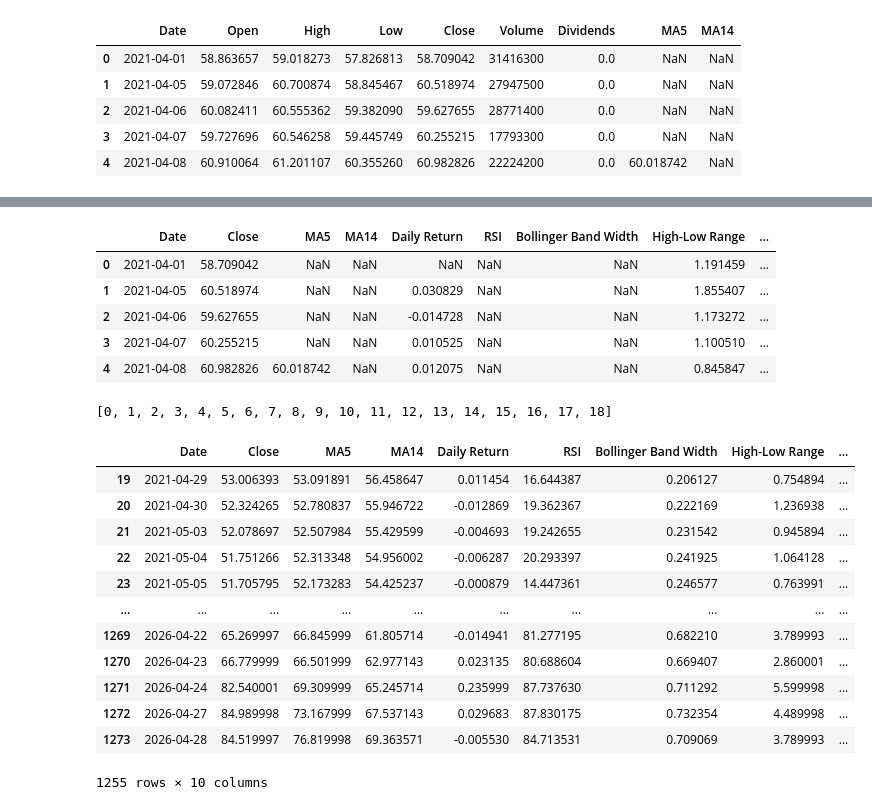
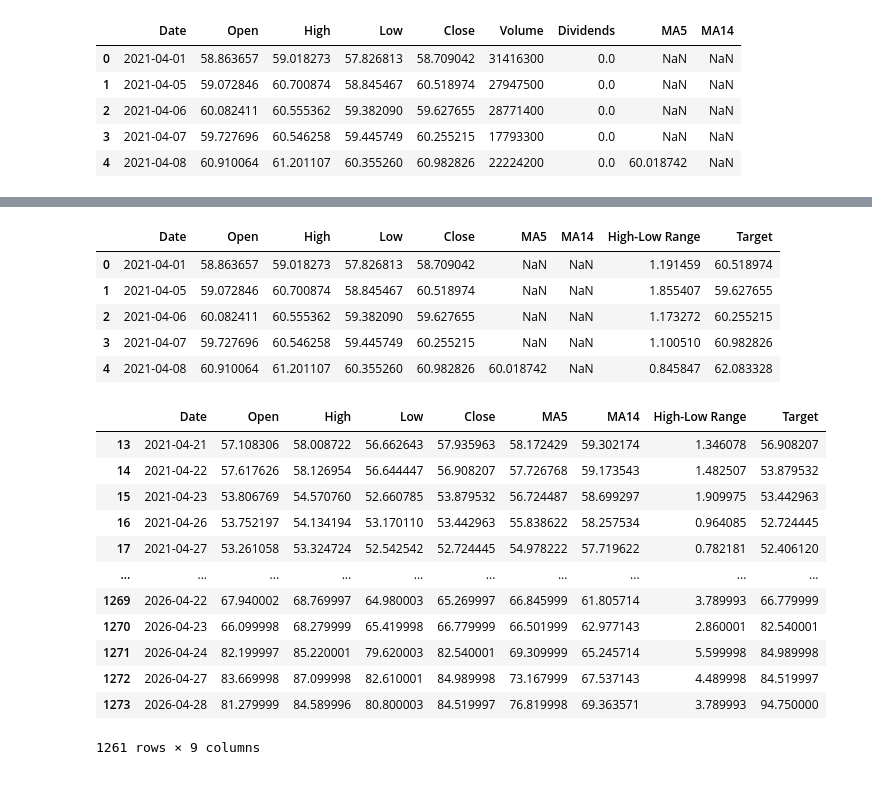
Before and after one commit to monay797/intel-daily-stock-price-prediction, a Jupyter notebook: notebooks/feature-engineering.ipynb, the cells around one changed output, grey strips where cells are left out. Saved outputs shown, nothing was run; the diff lists cells and outputs as text; code cells hidden in the pictures.

```diff
--- a/notebooks/feature-engineering.ipynb
+++ b/notebooks/feature-engineering.ipynb
@@ -79,15 +43,0 @@ df.head()
-# %%
-# Moving average
-ma20 = df["Close"].rolling(window=20).mean()
-
-# Standard deviation
-std20 = df["Close"].rolling(window=20).std()
-
-# Upper and lower bands
-upper = ma20 + (2 * std20)
-lower = ma20 - (2 * std20)
-
-# Bollinger Band Width
-df["Bollinger Band Width"] = (upper - lower) / ma20
-
-df.iloc[0:25]
@@ -122,3 +53,0 @@ df.head()
-# %%
-df["Relative Volume"] = (df["Volume"] / df["Volume"].rolling(20).mean())
-df.head()
@@ -132,4 +54,4 @@ df.head()
 # %%
-df["Target"] = df["Close"].pct_change().shift(-1)
+df["Target"] = df["Close"].shift(-1)
 df.head()
 # %% [output]
@@ -151,36 +73,30 @@ df.tail()
 # %%
-df = df.drop(columns=["Open", "High", "Low", "Volume", "Dividends"])
+df = df.drop(columns=["Volume", "Dividends"])
 df.head()
 # %% [output]
-|  | Date | Close | MA5 | MA14 | Daily Return | RSI | Bollinger Band Width | High-Low Range | ... |
-| 0 | 2021-04-01 | 58.709042 | NaN | NaN | NaN | NaN | NaN | 1.191459 | ... |
-| 1 | 2021-04-05 | 60.518974 | NaN | NaN | 0.030829 | NaN | NaN | 1.855407 | ... |
-| 2 | 2021-04-06 | 59.627655 | NaN | NaN | -0.014728 | NaN | NaN | 1.173272 | ... |
-| 3 | 2021-04-07 | 60.255215 | NaN | NaN | 0.010525 | NaN | NaN | 1.100510 | ... |
-| 4 | 2021-04-08 | 60.982826 | 60.018742 | NaN | 0.012075 | NaN | NaN | 0.845847 | ... |
+|  | Date | Open | High | Low | Close | MA5 | MA14 | High-Low Range | Target |
+| 0 | 2021-04-01 | 58.863657 | 59.018273 | 57.826813 | 58.709042 | NaN | NaN | 1.191459 | 60.518974 |
+| 1 | 2021-04-05 | 59.072846 | 60.700874 | 58.845467 | 60.518974 | NaN | NaN | 1.855407 | 59.627655 |
+| 2 | 2021-04-06 | 60.082411 | 60.555362 | 59.382090 | 59.627655 | NaN | NaN | 1.173272 | 60.255215 |
+| 3 | 2021-04-07 | 59.727696 | 60.546258 | 59.445749 | 60.255215 | NaN | NaN | 1.100510 | 60.982826 |
+| 4 | 2021-04-08 | 60.910064 | 61.201107 | 60.355260 | 60.982826 | 60.018742 | NaN | 0.845847 | 62.083328 |
-# %%
-del_rows = [x for x in range(0, 19)]
-del_rows
-# %% [output]
-[0, 1, 2, 3, 4, 5, 6, 7, 8, 9, 10, 11, 12, 13, 14, 15, 16, 17, 18]
 # %%
-df = df.drop(del_rows)
-df = df.drop(df.index[-1])
+df = df.dropna()
 df
 # %% [output]
-|  | Date | Close | MA5 | MA14 | Daily Return | RSI | Bollinger Band Width | High-Low Range | ... |
-| 19 | 2021-04-29 | 53.006393 | 53.091891 | 56.458647 | 0.011454 | 16.644387 | 0.206127 | 0.754894 | ... |
-| 20 | 2021-04-30 | 52.324265 | 52.780837 | 55.946722 | -0.012869 | 19.362367 | 0.222169 | 1.236938 | ... |
-| 21 | 2021-05-03 | 52.078697 | 52.507984 | 55.429599 | -0.004693 | 19.242655 | 0.231542 | 0.945894 | ... |
-| 22 | 2021-05-04 | 51.751266 | 52.313348 | 54.956002 | -0.006287 | 20.293397 | 0.241925 | 1.064128 | ... |
-| 23 | 2021-05-05 | 51.705795 | 52.173283 | 54.425237 | -0.000879 | 14.447361 | 0.246577 | 0.763991 | ... |
+|  | Date | Open | High | Low | Close | MA5 | MA14 | High-Low Range | Target |
+| 13 | 2021-04-21 | 57.108306 | 58.008722 | 56.662643 | 57.935963 | 58.172429 | 59.302174 | 1.346078 | 56.908207 |
+| 14 | 2021-04-22 | 57.617626 | 58.126954 | 56.644447 | 56.908207 | 57.726768 | 59.173543 | 1.482507 | 53.879532 |
+| 15 | 2021-04-23 | 53.806769 | 54.570760 | 52.660785 | 53.879532 | 56.724487 | 58.699297 | 1.909975 | 53.442963 |
+| 16 | 2021-04-26 | 53.752197 | 54.134194 | 53.170110 | 53.442963 | 55.838622 | 58.257534 | 0.964085 | 52.724445 |
+| 17 | 2021-04-27 | 53.261058 | 53.324724 | 52.542542 | 52.724445 | 54.978222 | 57.719622 | 0.782181 | 52.406120 |
 | ... | ... | ... | ... | ... | ... | ... | ... | ... | ... |
-| 1269 | 2026-04-22 | 65.269997 | 66.845999 | 61.805714 | -0.014941 | 81.277195 | 0.682210 | 3.789993 | ... |
-| 1270 | 2026-04-23 | 66.779999 | 66.501999 | 62.977143 | 0.023135 | 80.688604 | 0.669407 | 2.860001 | ... |
-| 1271 | 2026-04-24 | 82.540001 | 69.309999 | 65.245714 | 0.235999 | 87.737630 | 0.711292 | 5.599998 | ... |
-| 1272 | 2026-04-27 | 84.989998 | 73.167999 | 67.537143 | 0.029683 | 87.830175 | 0.732354 | 4.489998 | ... |
-| 1273 | 2026-04-28 | 84.519997 | 76.819998 | 69.363571 | -0.005530 | 84.713531 | 0.709069 | 3.789993 | ... |
+| 1269 | 2026-04-22 | 67.940002 | 68.769997 | 64.980003 | 65.269997 | 66.845999 | 61.805714 | 3.789993 | 66.779999 |
+| 1270 | 2026-04-23 | 66.099998 | 68.279999 | 65.419998 | 66.779999 | 66.501999 | 62.977143 | 2.860001 | 82.540001 |
+| 1271 | 2026-04-24 | 82.199997 | 85.220001 | 79.620003 | 82.540001 | 69.309999 | 65.245714 | 5.599998 | 84.989998 |
+| 1272 | 2026-04-27 | 83.669998 | 87.099998 | 82.610001 | 84.989998 | 73.167999 | 67.537143 | 4.489998 | 84.519997 |
+| 1273 | 2026-04-28 | 81.279999 | 84.589996 | 80.800003 | 84.519997 | 76.819998 | 69.363571 | 3.789993 | 94.750000 |
-1255 rows × 10 columns
+1261 rows × 9 columns
 # %%
 df.set_index('Date', inplace=True)
 df
```
Also changed, not shown: parts of 10 cells of this notebook.
